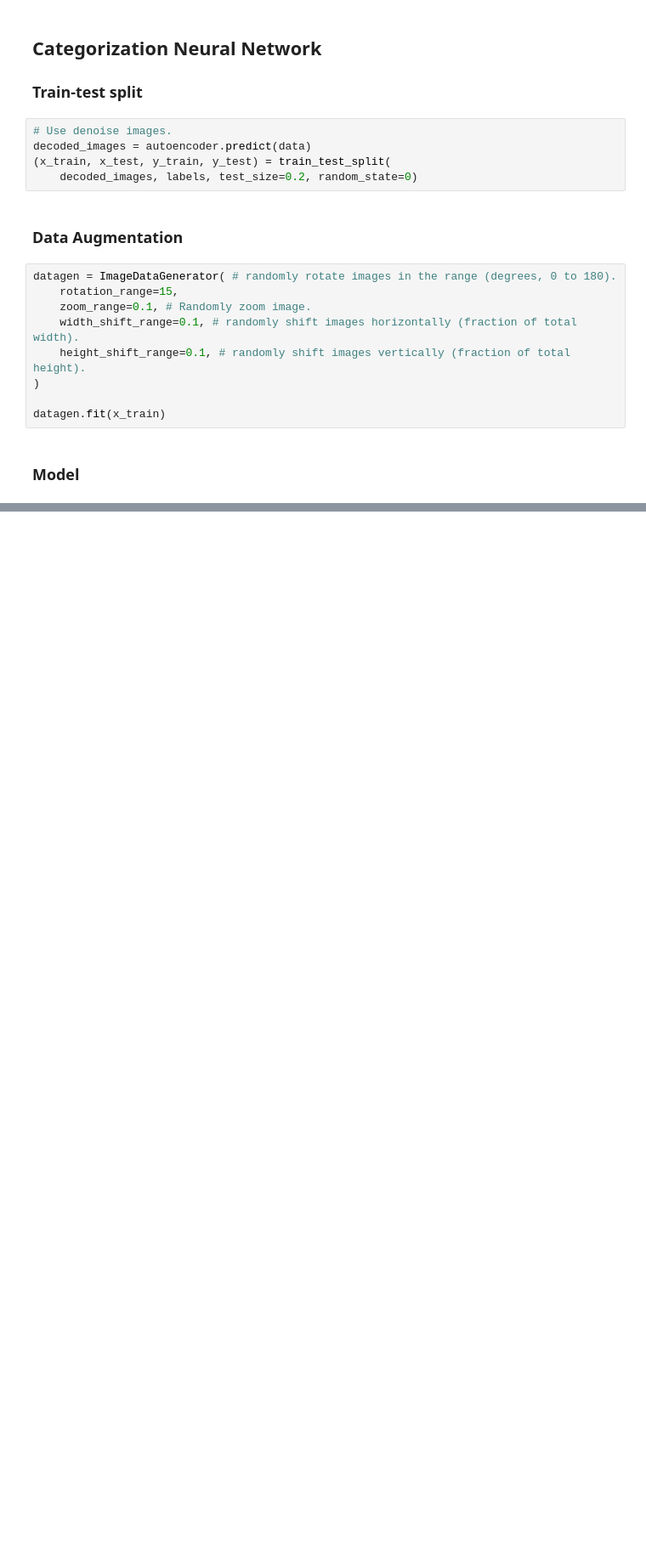
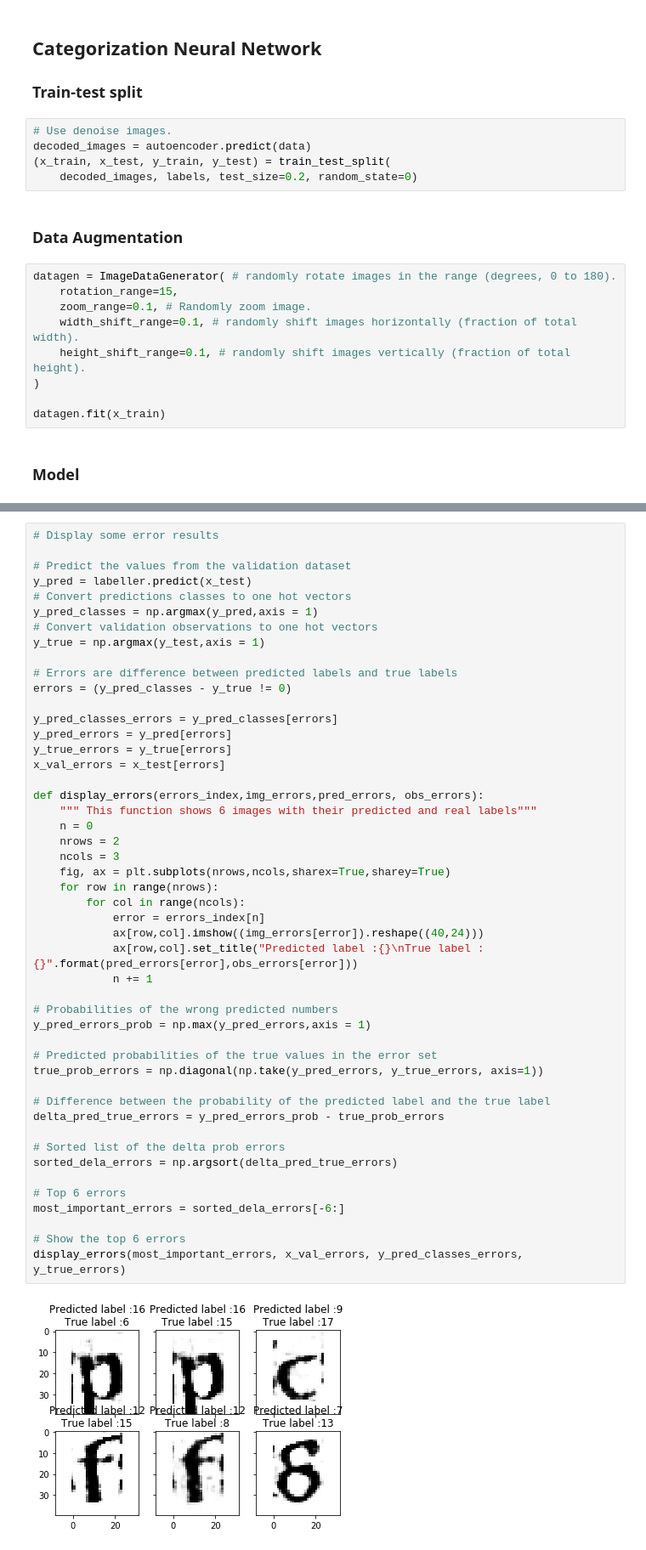
Before and after one commit to Fournierp/OCR, a Jupyter notebook: CAPTCHA/Keras Autoencoder.ipynb, the cells around one changed output, grey strips where cells are left out. Shown: that part at 85% size. Drawn from its saved outputs; the diff is of its cells as text; blank space fills up the shorter version.

```diff
--- a/CAPTCHA/Keras Autoencoder.ipynb
+++ b/CAPTCHA/Keras Autoencoder.ipynb
@@ -332,0 +355,50 @@ print("Accuracy: ", scores[1])
+# %%
+# Display some error results
+
+# Predict the values from the validation dataset
+y_pred = labeller.predict(x_test)
+# Convert predictions classes to one hot vectors
+y_pred_classes = np.argmax(y_pred,axis = 1)
+# Convert validation observations to one hot vectors
+y_true = np.argmax(y_test,axis = 1)
+
+# Errors are difference between predicted labels and true labels
+errors = (y_pred_classes - y_true != 0)
+
+y_pred_classes_errors = y_pred_classes[errors]
+y_pred_errors = y_pred[errors]
+y_true_errors = y_true[errors]
+x_val_errors = x_test[errors]
+
+def display_errors(errors_index,img_errors,pred_errors, obs_errors):
+    """ This function shows 6 images with their predicted and real labels"""
+    n = 0
+    nrows = 2
+    ncols = 3
+    fig, ax = plt.subplots(nrows,ncols,sharex=True,sharey=True)
+    for row in range(nrows):
+        for col in range(ncols):
+            error = errors_index[n]
+            ax[row,col].imshow((img_errors[error]).reshape((40,24)))
+            ax[row,col].set_title("Predicted label :{}\nTrue label :{}".format(pred_errors[error],obs_errors[error]))
+            n += 1
+
+# Probabilities of the wrong predicted numbers
+y_pred_errors_prob = np.max(y_pred_errors,axis = 1)
+
+# Predicted probabilities of the true values in the error set
+true_prob_errors = np.diagonal(np.take(y_pred_errors, y_true_errors, axis=1))
+
+# Difference between the probability of the predicted label and the true label
+delta_pred_true_errors = y_pred_errors_prob - true_prob_errors
+
+# Sorted list of the delta prob errors
+sorted_dela_errors = np.argsort(delta_pred_true_errors)
+
+# Top 6 errors
+most_important_errors = sorted_dela_errors[-6:]
+
+# Show the top 6 errors
+display_errors(most_important_errors, x_val_errors, y_pred_classes_errors, y_true_errors)
+# %% [output]
+[figure, added]
```
Also changed, not shown: parts of 11 cells of this notebook, 4 other files.
